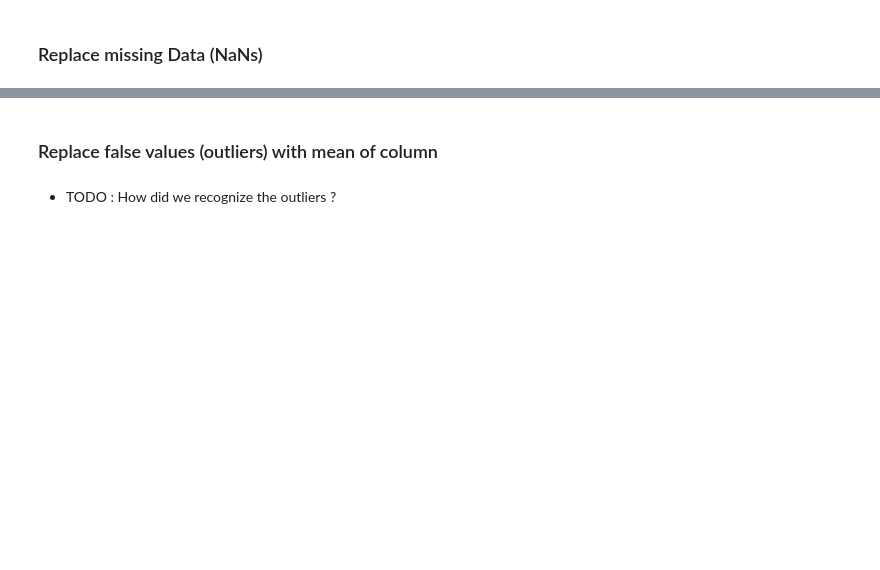
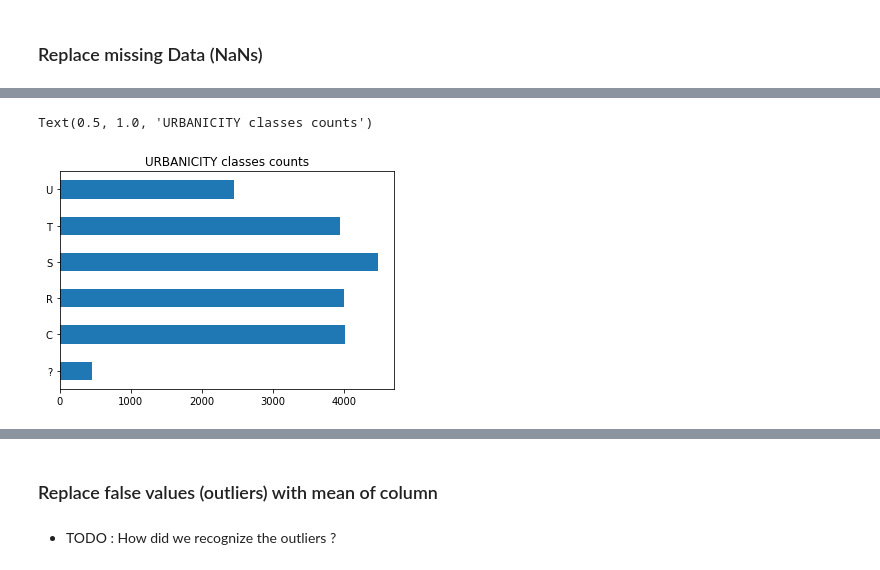
Before and after one commit to jlp237/ml_project, a Jupyter notebook: AA_202021_Project.ipynb, the cells around one changed output, grey strips where cells are left out. Saved outputs shown, nothing was run; the diff lists cells and outputs as text; code cells hidden in the pictures; blank space fills up the shorter version.

```diff
--- a/AA_202021_Project.ipynb
+++ b/AA_202021_Project.ipynb
@@ -427,0 +615,6 @@ transformed_data.isna().sum()
+# %%
+plot = transformed_data['URBANICITY'].value_counts().sort_index().plot(kind = 'barh')
+plot.set_title('URBANICITY classes counts')
+# %% [output]
+Text(0.5, 1.0, 'URBANICITY classes counts')
+[figure, added]
```
Also changed, not shown: parts of 81 cells of this notebook, 1 other file.
